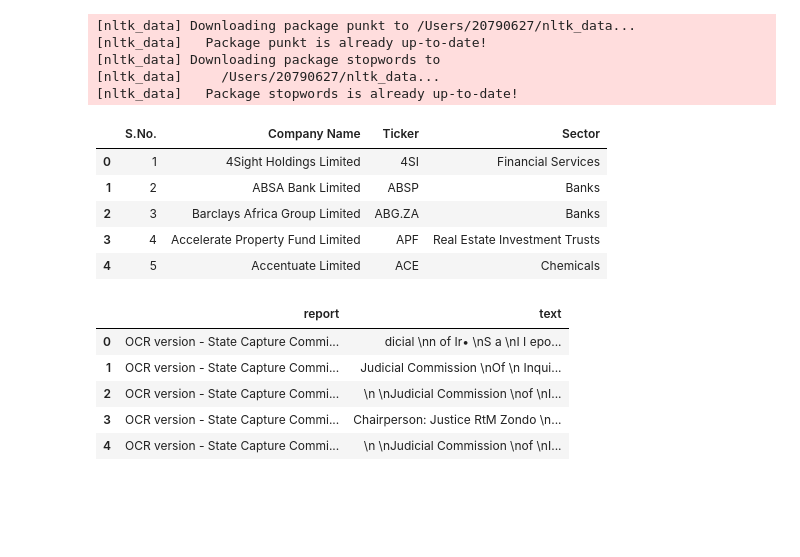
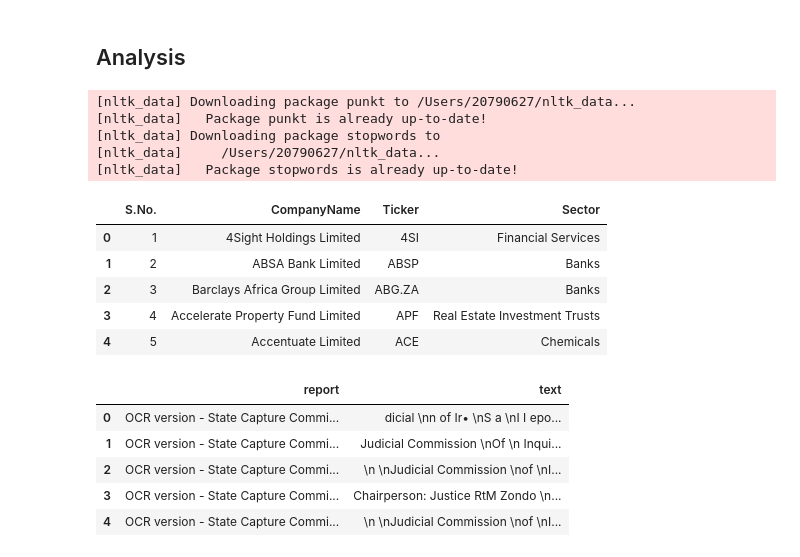
Before and after one commit to michaelfburke/zondo_analysis, a Jupyter notebook: new_approach.ipynb, the cells around one changed output. Drawn from its saved outputs; the diff is of its cells as text; code cells hidden in the pictures; blank space fills up the shorter version.

Commit message:
final list of companies

```diff
--- a/new_approach.ipynb
+++ b/new_approach.ipynb
@@ -1,3 +43,5 @@
+# %% [markdown]
+## Analysis
 # %%
 import nltk
 import numpy
@@ -18,9 +62,10 @@ from nltk.corpus import stopwords
 # %%
 # these are the companies listed on the Johannesburg Stock Exchange
 listed_companies = pd.read_excel('Complete-List-of-Listed-Companies-on-South-Africa-Johannesburg-Stock-Exchange-Jan-2021.xlsx')
+listed_companies = listed_companies.rename(columns={'Company Name': 'CompanyName'})
 listed_companies.head()
 # %% [output]
-|  | S.No. | Company Name | Ticker | Sector |
+|  | S.No. | CompanyName | Ticker | Sector |
 | 0 | 1 | 4Sight Holdings Limited | 4SI | Financial Services |
 | 1 | 2 | ABSA Bank Limited | ABSP | Banks |
 | 2 | 3 | Barclays Africa Group Limited | ABG.ZA | Banks |
```
Also changed, not shown: parts of 11 cells of this notebook.
